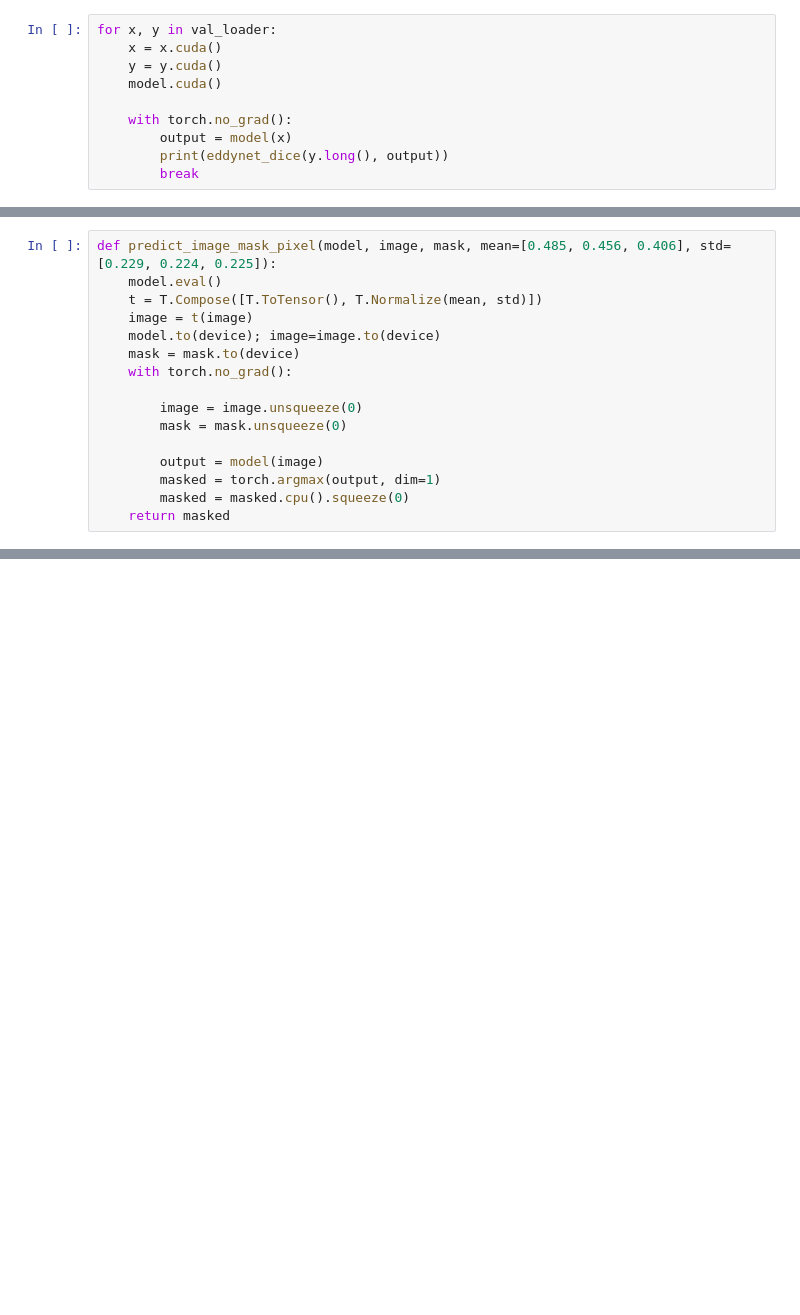
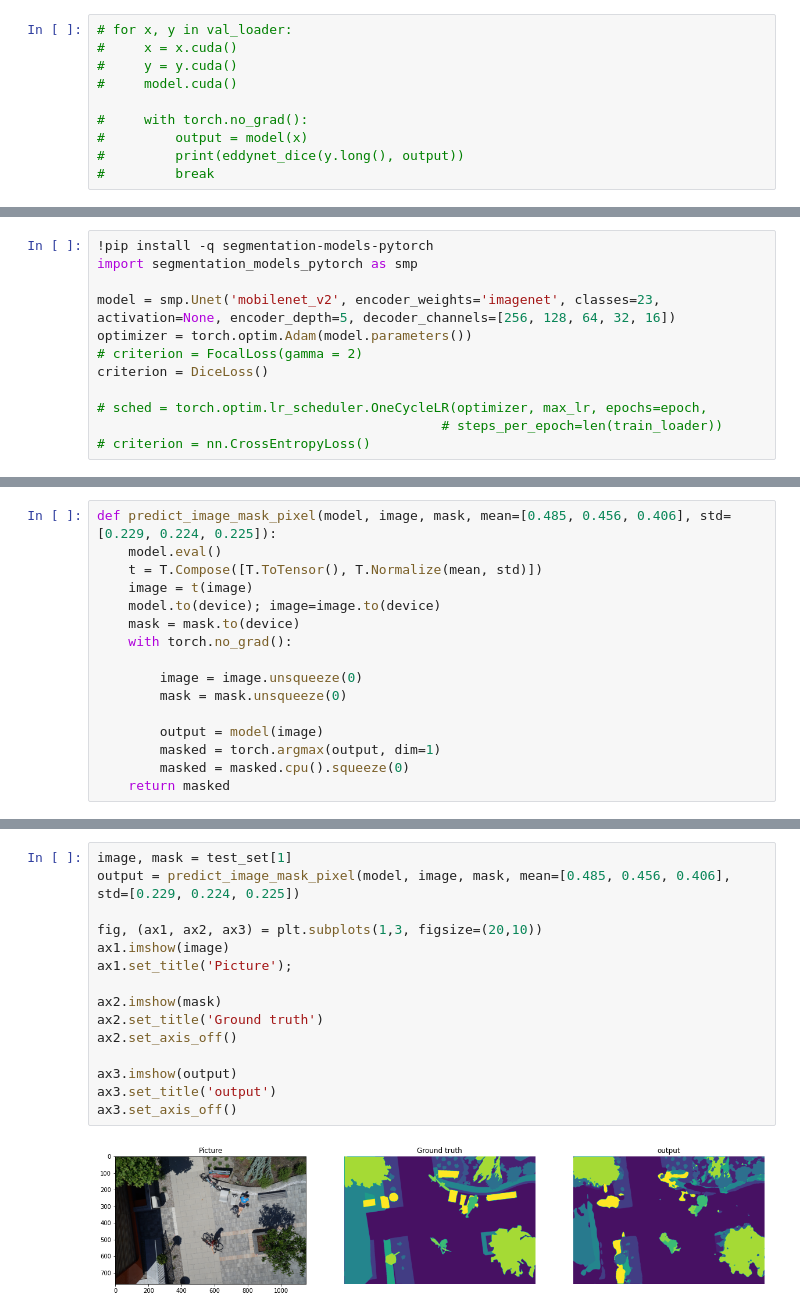
Before and after one commit to mishabar410/ML, a Jupyter notebook: semantic_segmentation/U_net.ipynb, the cells around one changed output, grey strips where cells are left out. Cells and saved outputs as stored; diff of their text form; blank space fills up the shorter version.

```diff
--- a/semantic_segmentation/U_net.ipynb
+++ b/semantic_segmentation/U_net.ipynb
@@ -585,10 +499,10 @@ def eddynet_dice(true, logits, eps=1e-7):
 # %%
-for x, y in val_loader:
-    x = x.cuda()
-    y = y.cuda()
-    model.cuda()
+# for x, y in val_loader:
+#     x = x.cuda()
+#     y = y.cuda()
+#     model.cuda()
 
-    with torch.no_grad():
-        output = model(x)
-        print(eddynet_dice(y.long(), output))
-        break
+#     with torch.no_grad():
+#         output = model(x)
+#         print(eddynet_dice(y.long(), output))
+#         break
@@ -685,6 +583,18 @@ def pixel_accuracy(output, mask):
     return accuracy
 # %%
 # criterion = DiceLoss()
+# %%
+!pip install -q segmentation-models-pytorch
+import segmentation_models_pytorch as smp
+
+model = smp.Unet('mobilenet_v2', encoder_weights='imagenet', classes=23, activation=None, encoder_depth=5, decoder_channels=[256, 128, 64, 32, 16])
+optimizer = torch.optim.Adam(model.parameters())
+# criterion = FocalLoss(gamma = 2)
+criterion = DiceLoss()
+
+# sched = torch.optim.lr_scheduler.OneCycleLR(optimizer, max_lr, epochs=epoch,
+                                            # steps_per_epoch=len(train_loader))
+# criterion = nn.CrossEntropyLoss()
 # %%
 train_loss, valid_loss = train(model, train_loader, val_loader, criterion, optimizer, pixel_accuracy, epochs=50)
 # fit()
@@ -803,3 +732,20 @@ ax3.set_axis_off()
+# %%
+image, mask = test_set[1]
+output = predict_image_mask_pixel(model, image, mask, mean=[0.485, 0.456, 0.406], std=[0.229, 0.224, 0.225])
+
+fig, (ax1, ax2, ax3) = plt.subplots(1,3, figsize=(20,10))
+ax1.imshow(image)
+ax1.set_title('Picture');
+
+ax2.imshow(mask)
+ax2.set_title('Ground truth')
+ax2.set_axis_off()
+
+ax3.imshow(output)
+ax3.set_title('output')
+ax3.set_axis_off()
+# %% [output]
+[figure, added]
 # %%
 image, mask = test_set[2]
 output = predict_image_mask_pixel(model, image, mask, mean=[0.485, 0.456, 0.406], std=[0.229, 0.224, 0.225])
```
Also changed, not shown: parts of 19 cells of this notebook.
